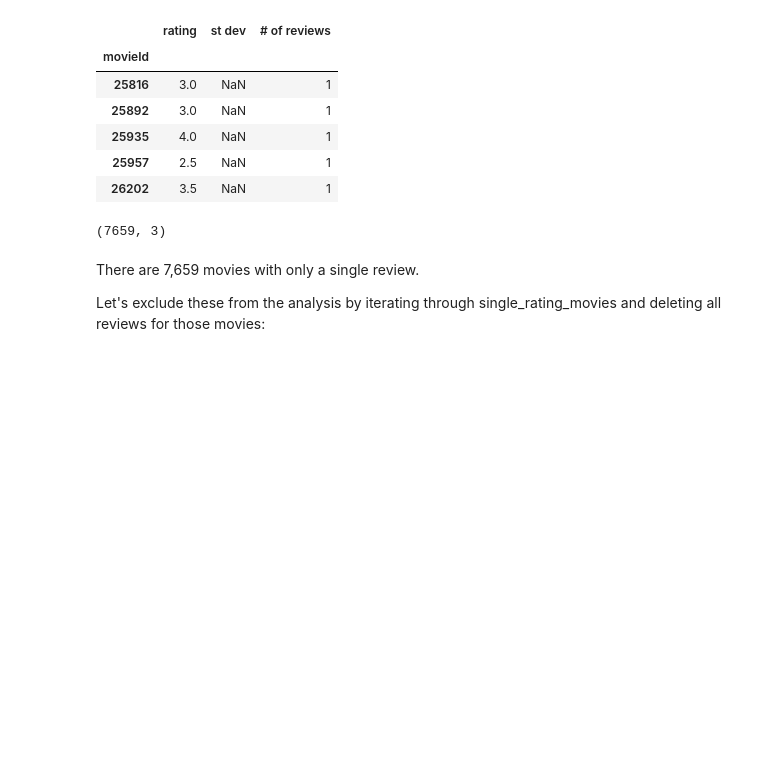
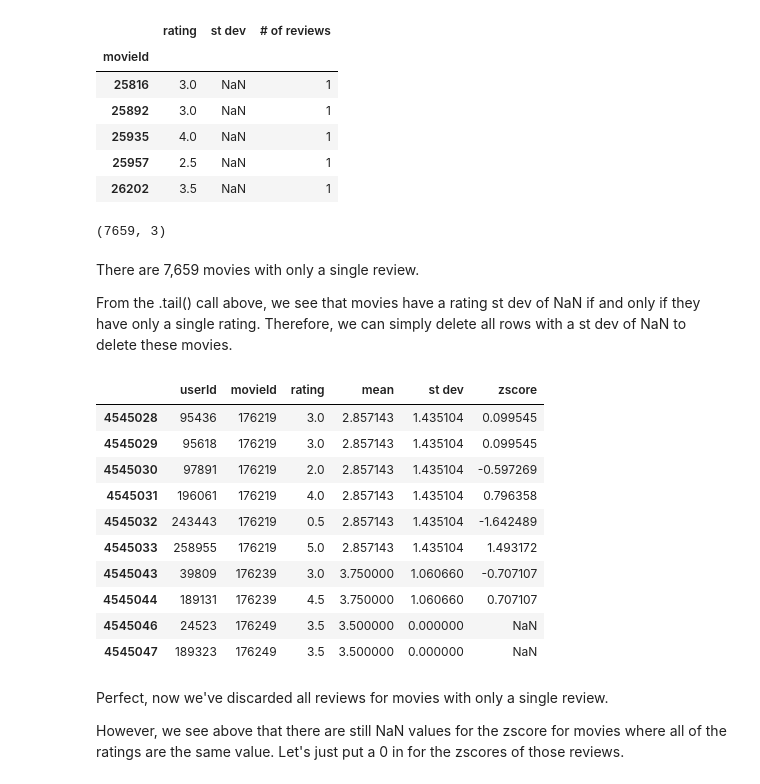
Before and after one commit to ewoodbury/movie-rating-analysis, a Jupyter notebook: Movie Ratings Project.ipynb, the cells around one changed output. Drawn from its saved outputs; the diff is of its cells as text; code cells hidden in the pictures; blank space fills up the shorter version.

```diff
--- a/Movie Ratings Project.ipynb
+++ b/Movie Ratings Project.ipynb
@@ -363,7 +363,3 @@ single_rating_movies.head()
 single_rating_movies.shape
 # %% [output]
 (7659, 3)
-# %% [markdown]
-There are 7,659 movies with only a single review.
-
-Let's exclude these from the analysis by iterating through single_rating_movies and deleting all reviews for those movies:
@@ -371,0 +366,23 @@ for movieId in single_rating_movies['movieId']:
+# %% [markdown]
+There are 7,659 movies with only a single review.
+
+From the .tail() call above, we see that movies have a rating st dev of NaN if and only if they have only a single rating. Therefore, we can simply delete all rows with a st dev of NaN to delete these movies.
+# %%
+movieId_ratings = movieId_ratings[pd.notnull(movieId_ratings['st dev'])]
+movieId_ratings.tail(10)
+# %% [output]
+|  | userId | movieId | rating | mean | st dev | zscore |
+| 4545028 | 95436 | 176219 | 3.0 | 2.857143 | 1.435104 | 0.099545 |
+| 4545029 | 95618 | 176219 | 3.0 | 2.857143 | 1.435104 | 0.099545 |
+| 4545030 | 97891 | 176219 | 2.0 | 2.857143 | 1.435104 | -0.597269 |
+| 4545031 | 196061 | 176219 | 4.0 | 2.857143 | 1.435104 | 0.796358 |
+| 4545032 | 243443 | 176219 | 0.5 | 2.857143 | 1.435104 | -1.642489 |
+| 4545033 | 258955 | 176219 | 5.0 | 2.857143 | 1.435104 | 1.493172 |
+| 4545043 | 39809 | 176239 | 3.0 | 3.750000 | 1.060660 | -0.707107 |
+| 4545044 | 189131 | 176239 | 4.5 | 3.750000 | 1.060660 | 0.707107 |
+| 4545046 | 24523 | 176249 | 3.5 | 3.500000 | 0.000000 | NaN |
+| 4545047 | 189323 | 176249 | 3.5 | 3.500000 | 0.000000 | NaN |
+# %% [markdown]
+Perfect, now we've discarded all reviews for movies with only a single review.
+
+However, we see above that there are still NaN values for the zscore for movies where all of the ratings are the same value. Let's just put a 0 in for the zscores of those reviews.
```
Also changed, not shown: parts of 1 cell of this notebook.
